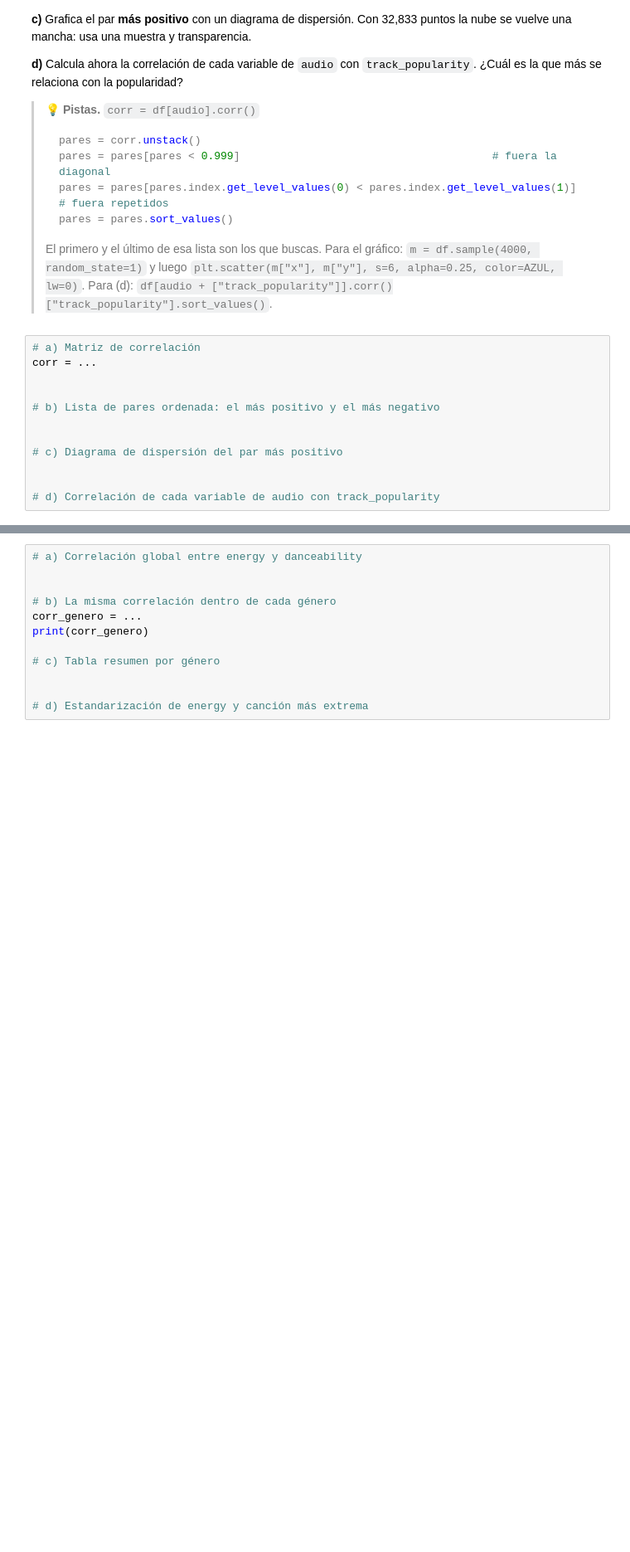
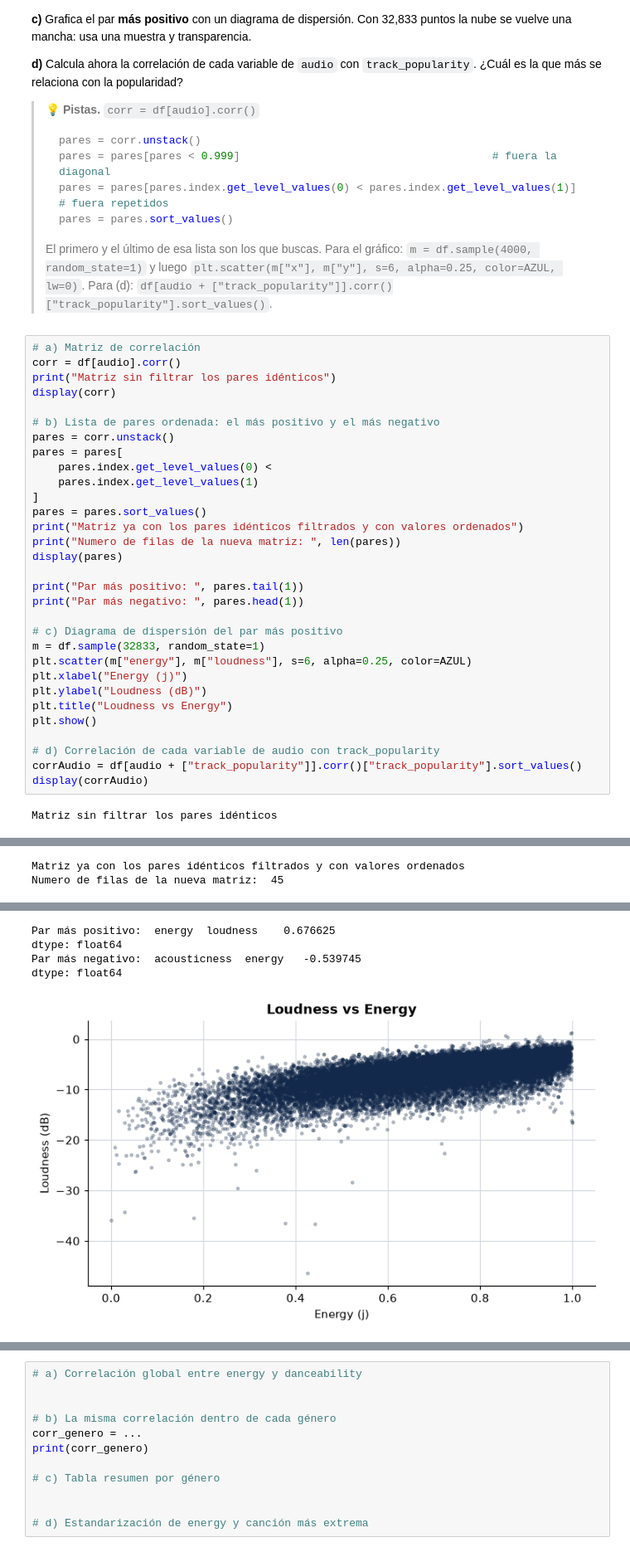
Before and after one commit to JuanpiNavarro/s100-tareas-Analitica-Datos, a Jupyter notebook: S100_PS1_Navarro.ipynb, the cells around one changed output, grey strips where cells are left out. Shown at 83% size. Saved outputs shown, nothing was run; the diff lists cells and outputs as text; blank space fills up the shorter version.

```diff
--- a/S100_PS1_Navarro.ipynb
+++ b/S100_PS1_Navarro.ipynb
@@ -373,13 +383,34 @@ Con 32,833 puntos la nube se vuelve una mancha: usa una muestra y transparencia.
 > Para (d): `df[audio + ["track_popularity"]].corr()["track_popularity"].sort_values()`.
 # %%
 # a) Matriz de correlación
-corr = ...
-
+corr = df[audio].corr()
+print("Matriz sin filtrar los pares idénticos")
+display(corr)
 
 # b) Lista de pares ordenada: el más positivo y el más negativo
+pares = corr.unstack()
+pares = pares[
+    pares.index.get_level_values(0) <
+    pares.index.get_level_values(1)
+]
+pares = pares.sort_values()
+print("Matriz ya con los pares idénticos filtrados y con valores ordenados")
+print("Numero de filas de la nueva matriz: ", len(pares))
+display(pares)
 
+print("Par más positivo: ", pares.tail(1))
+print("Par más negativo: ", pares.head(1))
 
 # c) Diagrama de dispersión del par más positivo
-
+m = df.sample(32833, random_state=1)
+plt.scatter(m["energy"], m["loudness"], s=6, alpha=0.25, color=AZUL)
+plt.xlabel("Energy (j)")
+plt.ylabel("Loudness (dB)")
+plt.title("Loudness vs Energy")
+plt.show()
 
 # d) Correlación de cada variable de audio con track_popularity
+corrAudio = df[audio + ["track_popularity"]].corr()["track_popularity"].sort_values()
+display(corrAudio)
+# %% [output]
+Matriz sin filtrar los pares idénticos
@@ -385,0 +428,2 @@ corr = ...
+Matriz ya con los pares idénticos filtrados y con valores ordenados
+Numero de filas de la nueva matriz:  45
@@ -385,0 +447,5 @@ corr = ...
+Par más positivo:  energy  loudness    0.676625
+dtype: float64
+Par más negativo:  acousticness  energy   -0.539745
+dtype: float64
+[figure, added]
```
Also changed, not shown: parts of 3 cells of this notebook.
